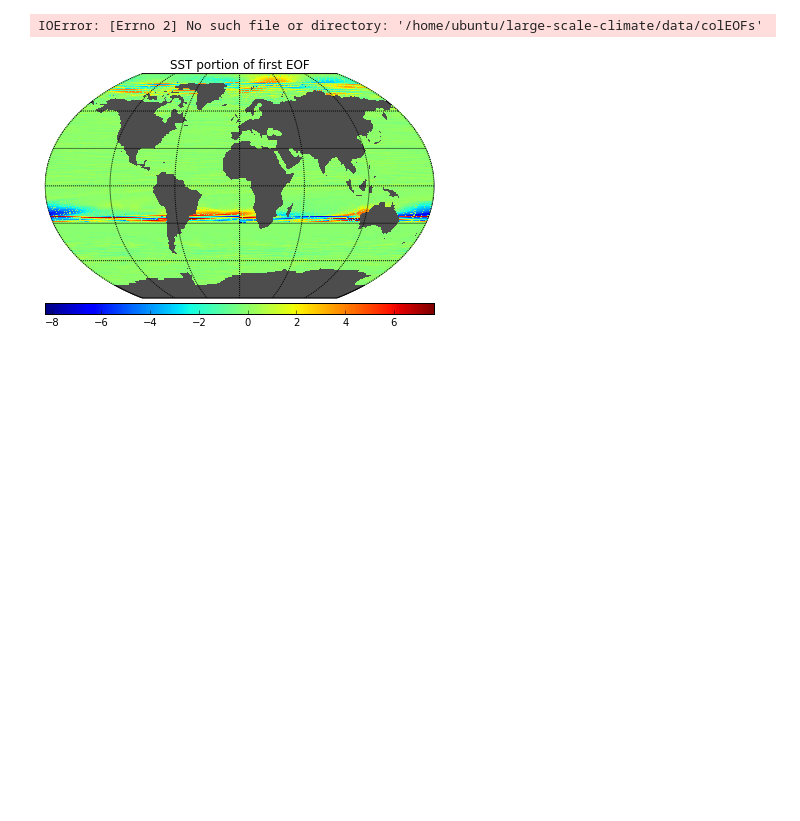
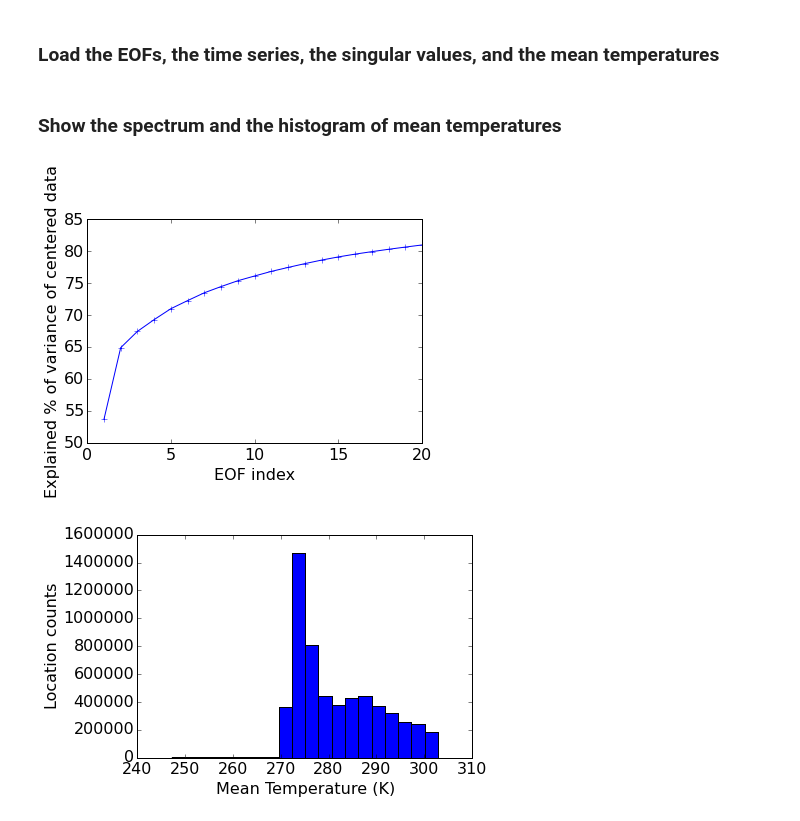
Before and after one commit to rustandruin/large-scale-climate, a Jupyter notebook: src/plot_grib_temp.ipynb, the cells around one changed output. Saved outputs shown, nothing was run; the diff lists cells and outputs as text; code cells hidden in the pictures; blank space fills up the shorter version.

Commit message:
fixed EOF visualization code (now have weird zeros in mean SST)

```diff
--- a/src/plot_grib_temp.ipynb
+++ b/src/plot_grib_temp.ipynb
@@ -40,23 +72,0 @@ def visualSST(sst):
-# %%
-grbs = pygrib.open("base.grb2")
-sstoffset = 207
-temps = grbs[sstoffset].values
-sstlats, sstlons = grbs[sstoffset].latlons()
-
-gribindices = range(1,41)
-gribindices.append(207)
-gribindices = list(reversed(gribindices))
-
-dimsperlevel = 360*720
-dims = dimsperlevel * 41
-mask = np.zeros((dims,)) < 0
-
-for index in range(41):
-    mask[index*dimsperlevel:(index+1)*dimsperlevel] = grbs[gribindices[index]].data()[0].mask.reshape((dimsperlevel,))
-
-SSTmask = mask[0:dimsperlevel]
-
-eofs = loadEOF("/home/ubuntu/large-scale-climate/data/colEOFs", 20, 6349676)
-evals = loadEvals("/home/ubuntu/large-scale-climate/data/evalsEOFs", 20)
-# %% [output]
-IOError: [Errno 2] No such file or directory: '/home/ubuntu/large-scale-climate/data/colEOFs'
@@ -69,25 +73,25 @@ plt.show()
-# %%
-sst = extractSST(eofs[19,:])
-visualSST(sst)
-
-fig = plt.figure()
-ax = fig.add_axes([0.05,0.05,0.9,0.9])
-# create Basemap instance.
-# coastlines not used, so resolution set to None to skip
-# continent processing (this speeds things up a bit)
-m = Basemap(projection='kav7',lon_0=0,resolution=None)
-# draw line around map projection limb.
-# color background of map projection region.
-# missing values over land will show up this color.
-m.drawmapboundary(fill_color='0.3')
-im1 = m.pcolormesh(sstlons,sstlats,visualSST(scaleSST(sst)),shading='flat',cmap=plt.cm.jet,latlon=True)
-# draw parallels and meridians, but don't bother labelling them.
-m.drawparallels(np.arange(-90.,99.,30.))
-m.drawmeridians(np.arange(-180.,180.,60.))
-# add colorbar
-cb = m.colorbar(im1,"bottom", size="5%", pad="2%")
-# add a title.
-ax.set_title('SST portion of first EOF')
-plt.show()
-# %% [output]
-[figure, removed]
+# %% [markdown]
+### Load the EOFs, the time series, the singular values, and the mean temperatures
+# %%
+eofs = loadEOF("/home/ubuntu/large-scale-climate/data/colEOFs", 20, 6349676)
+#timeseries = loadTimeSeries("/home/ubuntu/large-scale-climate/data/rowEOFs", 20, 46715)
+evals = loadVec("/home/ubuntu/large-scale-climate/data/evalEOFs", 20)
+means = loadVec("/home/ubuntu/large-scale-climate/data/rowMeans", 6349676)
+# %% [markdown]
+### Show the spectrum and the histogram of mean temperatures
+# %%
+font = {'size'   : 16}
+plt.rc('font',**font)
+
+fig = plt.figure()
+plt.plot(range(1, 21), 81/np.sum(evals*evals) * np.cumsum(evals*evals), marker="+")
+plt.ylabel("Explained % of variance of centered data")
+plt.xlabel("EOF index")
+plt.show()
+plt.hist(means[means > 0], 20)
+plt.xlabel("Mean Temperature (K)")
+plt.ylabel("Location counts")
+plt.show()
+# %% [output]
+[figure, added]
+[figure, added]
```
Also changed, not shown: parts of 12 cells of this notebook, 2 other files.
